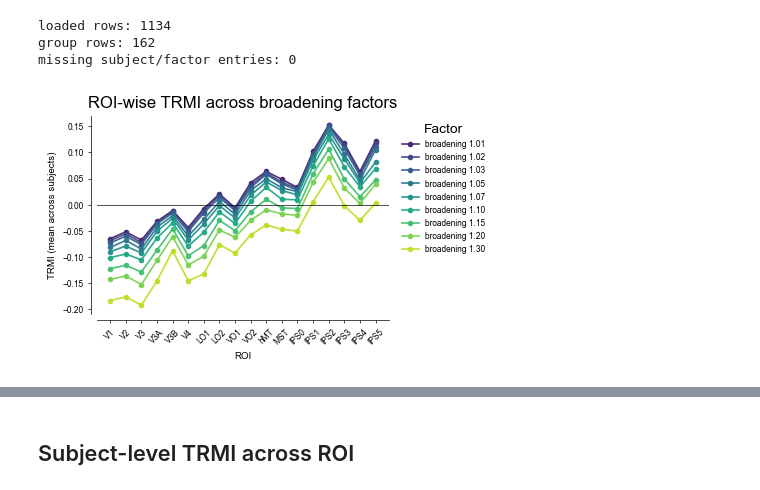
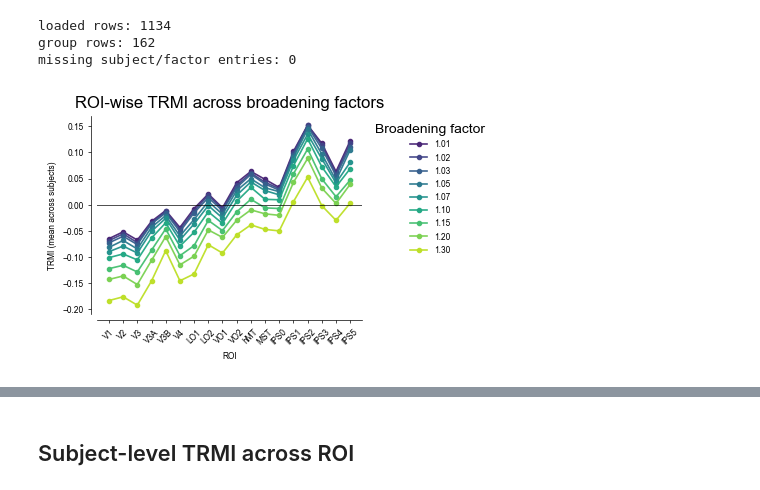
Before and after one commit to c14h19no2/pRF_expect_pub, a Jupyter notebook: pRF_expect_analysis/prf_expect/analysis/sharpening/viz_shaprening_TRMI_type1.ipynb, the cells around one changed output, grey strips where cells are left out. Saved outputs shown, nothing was run; the diff lists cells and outputs as text; code cells hidden in the pictures.

Commit message:
better validation figure

```diff
--- a/pRF_expect_analysis/prf_expect/analysis/sharpening/viz_shaprening_TRMI_type1.ipynb
+++ b/pRF_expect_analysis/prf_expect/analysis/sharpening/viz_shaprening_TRMI_type1.ipynb
@@ -176,32 +176,31 @@ missing subject/factor entries: 0
 # %%
 roi_order = list(ROIs_list_long)
 palette = sns.color_palette("viridis", n_colors=df_group["factor"].nunique())
 
 fig, ax = plt.subplots(figsize=cm_to_inch(12, 7.5))
 for i, factor in enumerate(sorted(df_group["factor"].unique())):
     sub = df_group[df_group["factor"] == factor].copy()
     sub["ROI"] = pd.Categorical(sub["ROI"], categories=roi_order, ordered=True)
     sub = sub.sort_values("ROI")
     ax.plot(
         sub["ROI"],
         sub["TRMI_mean"],
         marker="o",
         linewidth=1.2,
         markersize=3,
         color=palette[i],
         alpha=0.95,
-        label=f"broadening {factor:.2f}",
+        label=f"{factor:.2f}",
     )
 
 ax.set_xlabel("ROI")
 ax.set_ylabel("TRMI (mean across subjects)")
 ax.set_title("ROI-wise TRMI across broadening factors")
 ax.axhline(0, color="black", linewidth=0.7, alpha=0.7)
 ax.tick_params(axis="x", rotation=45)
-ax.legend(title="Factor", bbox_to_anchor=(1.02, 1), loc="upper left", frameon=False)
+ax.legend(title="Broadening factor", bbox_to_anchor=(1.02, 1), loc="upper left", frameon=False)
 sns.despine(offset=4)
 plt.tight_layout()
 plt.show()
-fig.savefig(figure_result_dir / f"group_analysis-pRF_space-fsaverage_desc-prf_viz_sharpeninganalysis.png", dpi=600, bbox_inches='tight')
 # %% [output]
-[figure, old version]
+[figure, new version]
```
Also changed, not shown: parts of 3 cells of this notebook, 5 other files.
